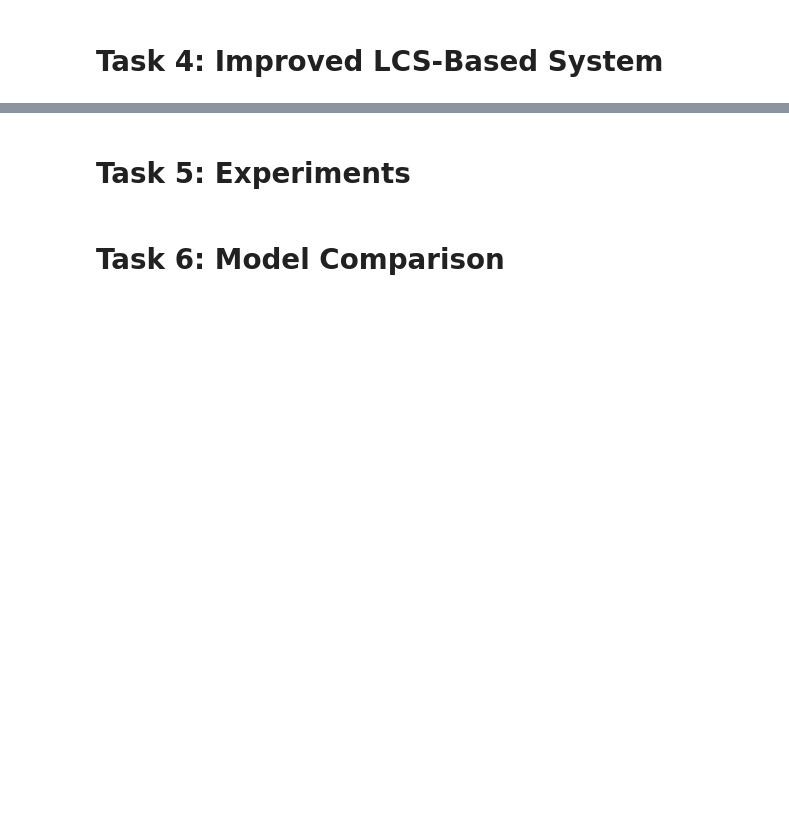
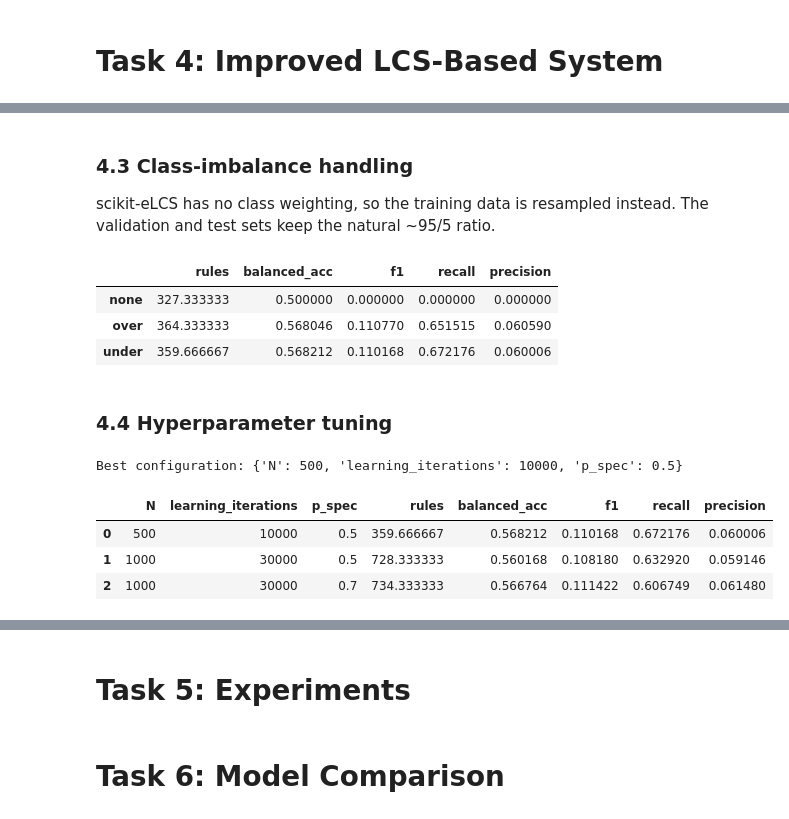
Before and after one commit to kaneviggers/Transaction-fraud-detection, a Jupyter notebook: notebook_phase2.ipynb, the cells around one changed output, grey strips where cells are left out. Cells and saved outputs as stored; diff of their text form; code cells hidden in the pictures; blank space fills up the shorter version.

```diff
--- a/notebook_phase2.ipynb
+++ b/notebook_phase2.ipynb
@@ -626,0 +815,32 @@ print({"balanced_acc": balanced_accuracy_score(y_test, pred),
+# %% [markdown]
+### 4.3 Class-imbalance handling
+
+scikit-eLCS has no class weighting, so the training data is resampled instead. The validation and test sets keep the natural ~95/5 ratio.
+# %%
+# 4.3 Class-imbalance handling
+imbalance_df = pd.DataFrame({s: run_elcs(selected, sampler=s, **QUICK)[0].mean() for s in SAMPLERS}).T
+imbalance_df
+# %% [output]
+|  | rules | balanced_acc | f1 | recall | precision |
+| none | 327.333333 | 0.500000 | 0.000000 | 0.000000 | 0.000000 |
+| over | 364.333333 | 0.568046 | 0.110770 | 0.651515 | 0.060590 |
+| under | 359.666667 | 0.568212 | 0.110168 | 0.672176 | 0.060006 |
+# %% [markdown]
+### 4.4 Hyperparameter tuning
+# %%
+# 4.4 Hyperparameter tuning
+configs = [
+    {"N": 500,  "learning_iterations": 10000, "p_spec": 0.5},
+    {"N": 1000, "learning_iterations": 30000, "p_spec": 0.5},
+    {"N": 1000, "learning_iterations": 30000, "p_spec": 0.7},
+]
+hp_df = pd.DataFrame([{**cfg, **run_elcs(selected, **cfg)[0].mean()} for cfg in configs])
+best_cfg = configs[hp_df["balanced_acc"].idxmax()]
+print("Best configuration:", best_cfg)
+hp_df
+# %% [output]
+Best configuration: {'N': 500, 'learning_iterations': 10000, 'p_spec': 0.5}
+|  | N | learning_iterations | p_spec | rules | balanced_acc | f1 | recall | precision |
+| 0 | 500 | 10000 | 0.5 | 359.666667 | 0.568212 | 0.110168 | 0.672176 | 0.060006 |
+| 1 | 1000 | 30000 | 0.5 | 728.333333 | 0.560168 | 0.108180 | 0.632920 | 0.059146 |
+| 2 | 1000 | 30000 | 0.7 | 734.333333 | 0.566764 | 0.111422 | 0.606749 | 0.061480 |
```
Also changed, not shown: parts of 34 cells of this notebook.
